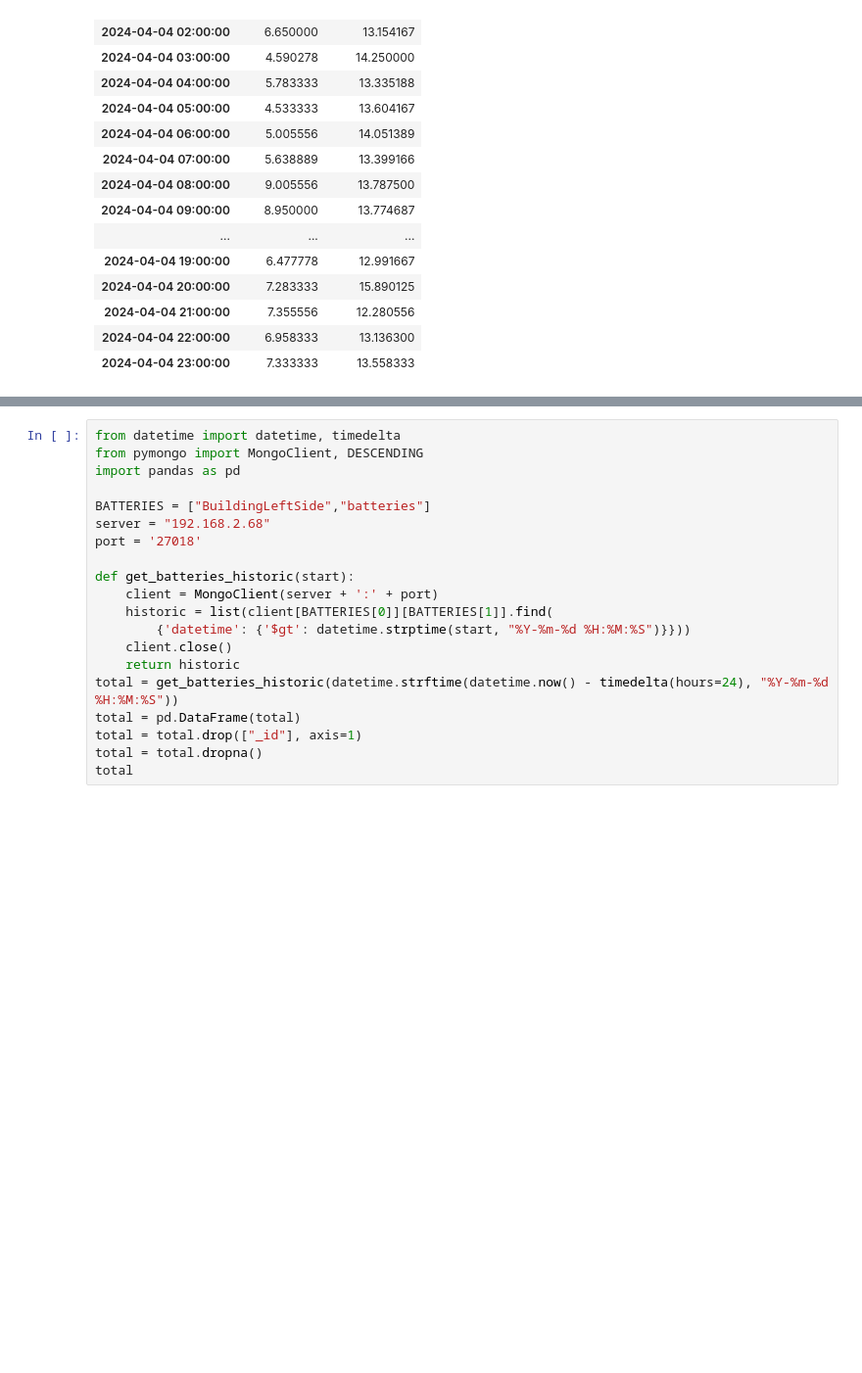
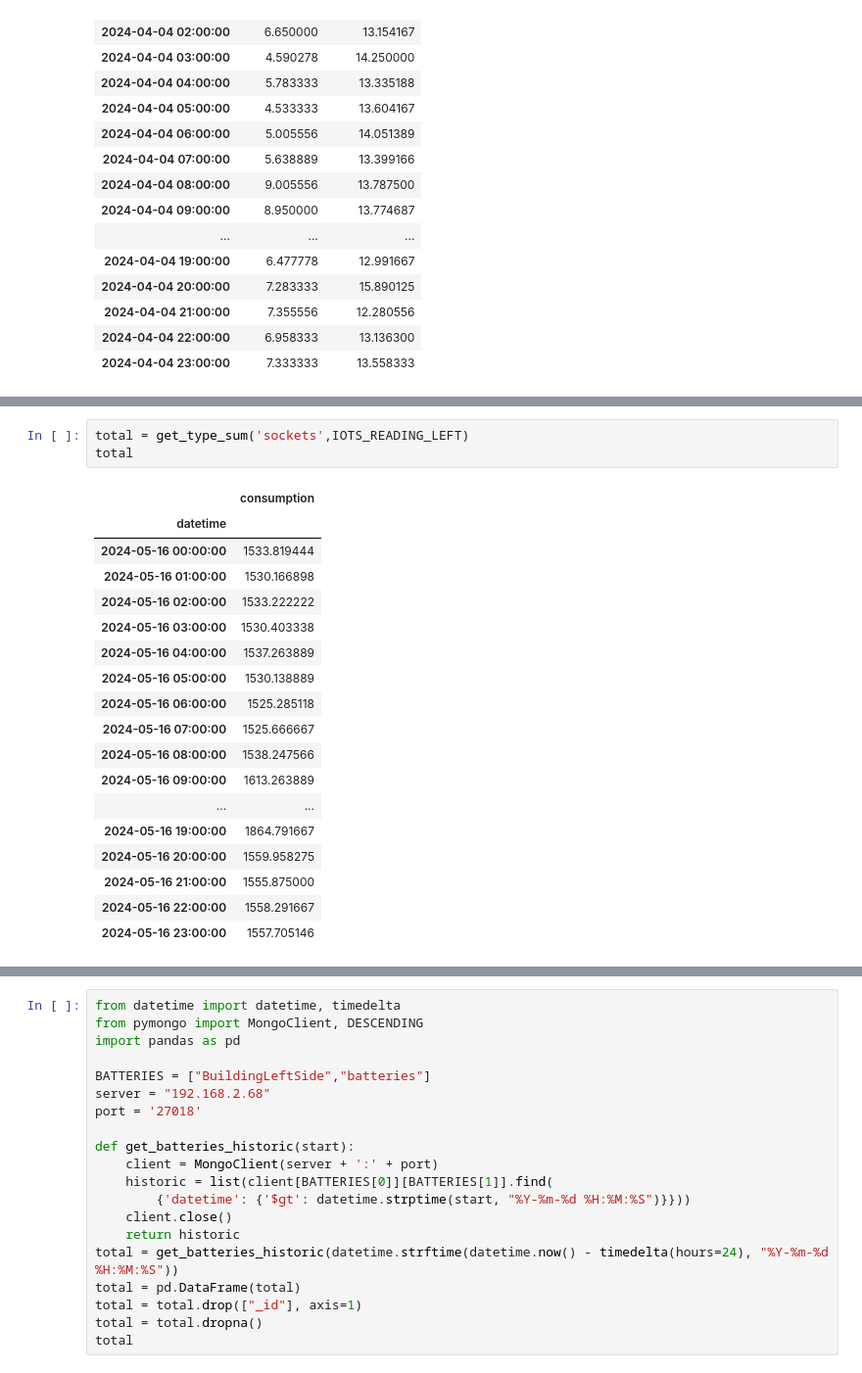
Before and after one commit to rafaeldpsilva/iot-building-monitoring, a Jupyter notebook: get-iots.ipynb, the cells around one changed output, grey strips where cells are left out. Shown at 98% size. Cells and saved outputs as stored; diff of their text form; blank space fills up the shorter version.

```diff
--- a/get-iots.ipynb
+++ b/get-iots.ipynb
@@ -109 +126,23 @@ TypeError: get_type_sum() missing 1 required positional argument: 'IOTS_READING'
+# %%
+total = get_type_sum('sockets',IOTS_READING_LEFT)
+total
+# %% [output]
+|  | consumption |
+| datetime |  |
+| 2024-05-16 00:00:00 | 1533.819444 |
+| 2024-05-16 01:00:00 | 1530.166898 |
+| 2024-05-16 02:00:00 | 1533.222222 |
+| 2024-05-16 03:00:00 | 1530.403338 |
+| 2024-05-16 04:00:00 | 1537.263889 |
+| 2024-05-16 05:00:00 | 1530.138889 |
+| 2024-05-16 06:00:00 | 1525.285118 |
+| 2024-05-16 07:00:00 | 1525.666667 |
+| 2024-05-16 08:00:00 | 1538.247566 |
+| 2024-05-16 09:00:00 | 1613.263889 |
+| ... | ... |
+| 2024-05-16 19:00:00 | 1864.791667 |
+| 2024-05-16 20:00:00 | 1559.958275 |
+| 2024-05-16 21:00:00 | 1555.875000 |
+| 2024-05-16 22:00:00 | 1558.291667 |
+| 2024-05-16 23:00:00 | 1557.705146 |
 # %%
```
Also changed, not shown: parts of 4 cells of this notebook, 4 other files.
